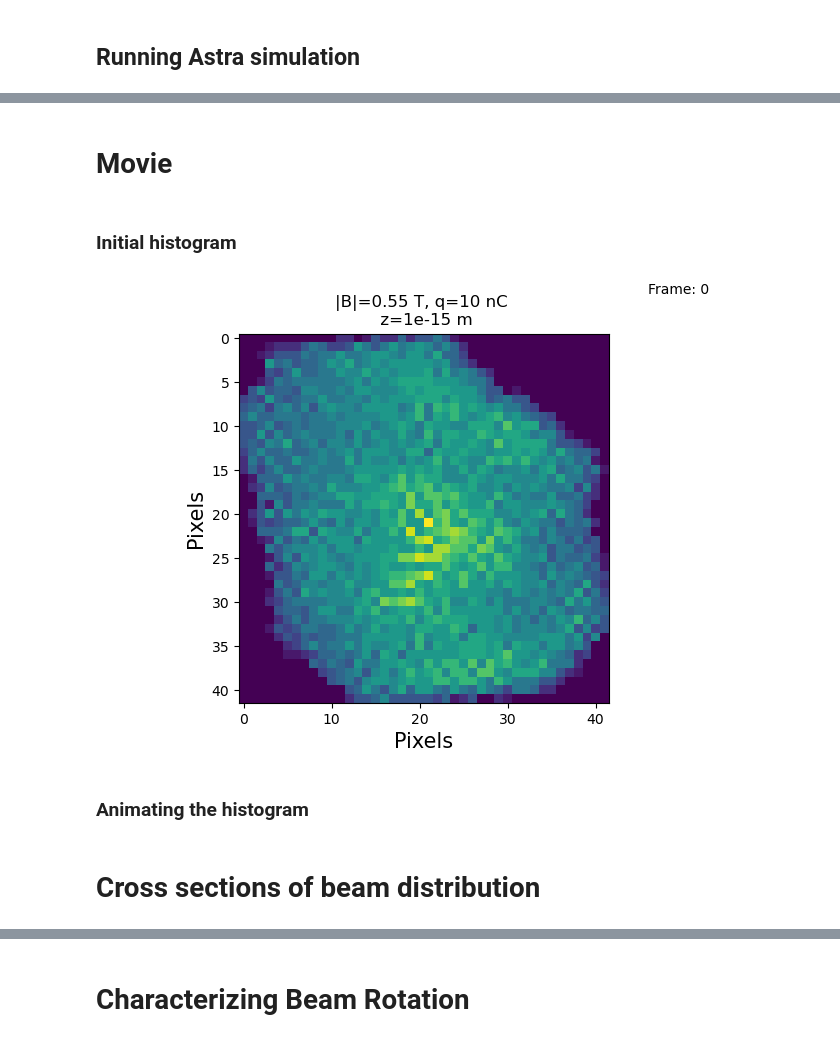
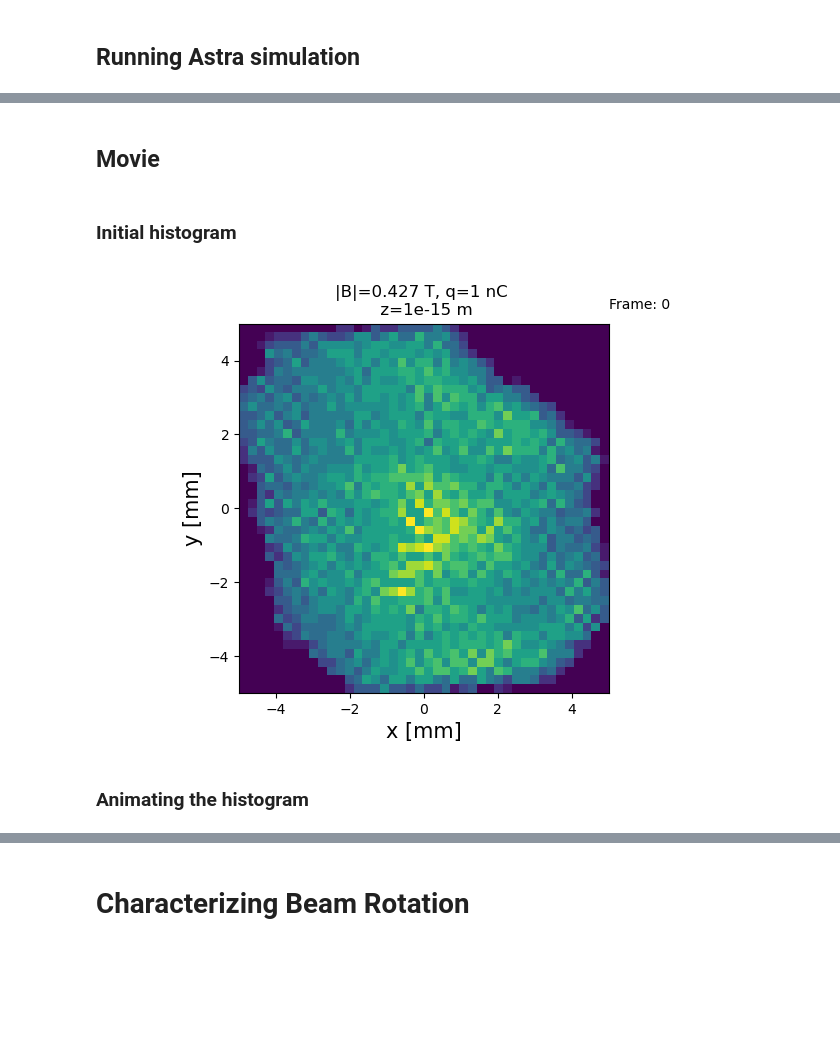
Before and after one commit to slaclab/xta, a Jupyter notebook: astra/vcc_laser.ipynb, the cells around one changed output, grey strips where cells are left out. Saved outputs shown, nothing was run; the diff lists cells and outputs as text; code cells hidden in the pictures; blank space fills up the shorter version.

Commit message:
Cleanup , B scan, and projections

```diff
--- a/astra/vcc_laser.ipynb
+++ b/astra/vcc_laser.ipynb
@@ -176,19 +189,20 @@ def dcm_Crop(im_input):
 # %%
-#Distribution generation
-dist_file = 'astra-inputs/distgen.yaml'
-dist = Generator(dist_file, verbose=False)
+def generate_dist():
+    dist_file = 'astra-inputs/distgen.yaml'
+    dist = Generator(dist_file, verbose=False)
 
-dist.input['xy_dist']['file'] = dcm_Crop(image_input)
-dist.input['n_particle'] = int(1e4)
-dist.input['start']['MTE']['value'] = 130 #330
+    dist.input['xy_dist']['file'] = dcm_Crop(image_input)
+    dist.input['n_particle'] = int(1e4)
+    dist.input['start']['MTE']['value'] = 130 #330
 
-fwhm = 0.06/2.355 # 60 fs = 0.06 ps
-dist.input['t_dist']['sigma_t']['value'] = fwhm
+    fwhm = 0.06/2.355 # 60 fs = 0.06 ps
+    dist.input['t_dist']['sigma_t']['value'] = fwhm
 
-dist.input['total_charge']['value'] = 10
+    dist.input['total_charge']['value'] = 1
 
-# dist.input['r_dist']['max_r']['value'] = 0.5
+    # dist.input['r_dist']['max_r']['value'] = 0.5
 
-dist.run()
-particles = dist.particles
-particles.write_astra('astra-inputs/astra_particles.txt')
+    dist.run()
+    particles = dist.particles
+    particles.write_astra('astra-inputs/astra_particles.txt')
+    return particles, dist
@@ -197,3 +211,5 @@ particles.write_astra('astra-inputs/astra_particles.txt')
 # %%
+particles, dist = generate_dist()
 particles.plot('x','y')
+#plt.close()
 # %% [output]
@@ -221,4 +236,0 @@ xta = Astra(initial_particles=particles, input_file=astra_file, verbose=False)
-# %%
-"""xta.input['scan']['lscan'] = True
-xta.input['scan']['s_min'] = 0.42
-xta.input['scan']['s_mix'] = 0.43"""
@@ -227,6 +237,6 @@ xta.input['scan']['s_mix'] = 0.43"""
 # %%
 #Changing inputs on xta
-xta.input['solenoid']['maxb(1)'] = 0.55
+xta.input['solenoid']['maxb(1)'] = 0.427
 # %%
 xta.input['newrun']['zstart'] = 0.0
 xta.input['newrun']['zstop'] = 0.25
@@ -321,5 +377,5 @@ plt.grid()
 # %% [markdown]
-# Movie
+## Movie
 # %%
 import matplotlib.animation as animation
 # %% [markdown]
@@ -327,18 +383,19 @@ import matplotlib.animation as animation
 # %%
 fig,axs = plt.subplots()
 init_frame = 0
 num_bins = 42
 beam = xta.particles[init_frame]
 
 data, x, y = np.histogram2d(beam.x, beam.y, num_bins)
 axs.set_title(f"|B|={xta.input['solenoid']['maxb(1)']} T, q={dist.input['total_charge']['value']} nC \n z={xta.stat('mean_z')[init_frame]} m")
-axs.set_xlabel('Pixels', size=15)
-axs.set_ylabel('Pixels', size=15)
+axs.set_xlabel('x [mm]', size=15)
+axs.set_ylabel('y [mm]', size=15)
+axs.set(xlim =[left_xaxis, right_xaxis], ylim = [left_yaxis, right_yaxis])
 
-frameCount = axs.text(46, -5, f'Frame: {init_frame}')
-im = plt.imshow(data.T)
+frameCount = axs.text(right_xaxis, right_yaxis + 0.4, f'Frame: {init_frame}')
+im = plt.imshow(data.T, extent=[left_xaxis, right_xaxis, left_yaxis, right_yaxis])
 # %% [output]
-[figure, old version]
+[figure, new version]
 # %% [markdown]
 ### Animating the histogram
 # %%
@@ -358,5 +415,3 @@ anim = animation.FuncAnimation(fig, animate, frames=num, interval = playback_spe
 #Save animation
 writervideo = animation.FFMpegWriter(fps=playback_speed)
 anim.save(f'plots/animations/{image_name}.mp4', writer=writervideo)
-# %% [markdown]
-# Cross sections of beam distribution
```
Also changed, not shown: parts of 62 cells of this notebook, 10 other files.
